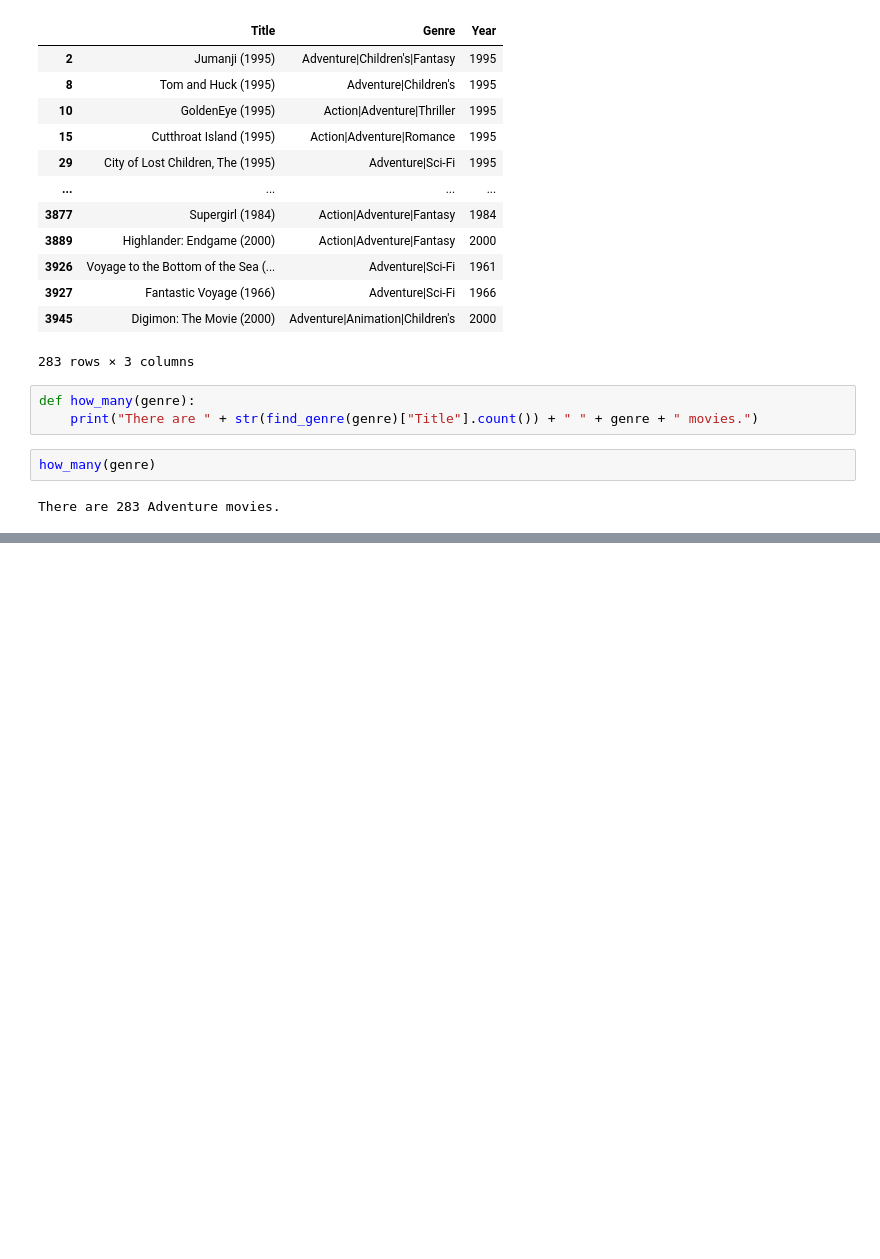
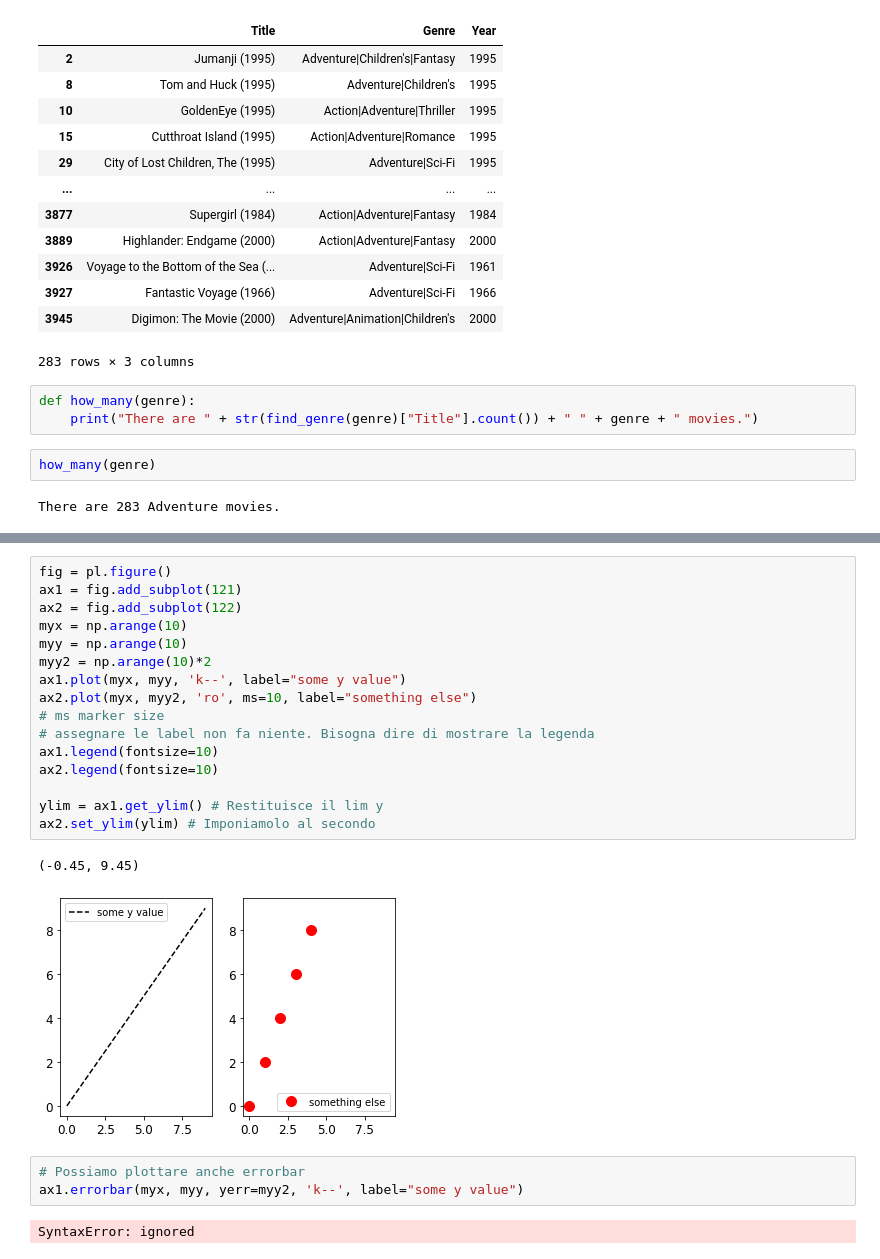
Before and after one commit to marcocaramanti/MLPNS_MCaramanti, a Jupyter notebook: MLPNS23_bootcamp.ipynb, the cells around one changed output, grey strips where cells are left out. Drawn from its saved outputs; the diff is of its cells as text; blank space fills up the shorter version.

Commit message:
Second lab session

```diff
--- a/MLPNS23_bootcamp.ipynb
+++ b/MLPNS23_bootcamp.ipynb
@@ -625,0 +1140,24 @@ There are 283 Adventure movies.
+# %%
+fig = pl.figure()
+ax1 = fig.add_subplot(121)
+ax2 = fig.add_subplot(122)
+myx = np.arange(10)
+myy = np.arange(10)
+myy2 = np.arange(10)*2
+ax1.plot(myx, myy, 'k--', label="some y value")
+ax2.plot(myx, myy2, 'ro', ms=10, label="something else")
+# ms marker size
+# assegnare le label non fa niente. Bisogna dire di mostrare la legenda
+ax1.legend(fontsize=10)
+ax2.legend(fontsize=10)
+
+ylim = ax1.get_ylim() # Restituisce il lim y
+ax2.set_ylim(ylim) # Imponiamolo al secondo
+# %% [output]
+(-0.45, 9.45)
+[figure, added]
+# %%
+# Possiamo plottare anche errorbar
+ax1.errorbar(myx, myy, yerr=myy2, 'k--', label="some y value")
+# %% [output]
+SyntaxError: ignored
```
Also changed, not shown: parts of 68 cells of this notebook.
